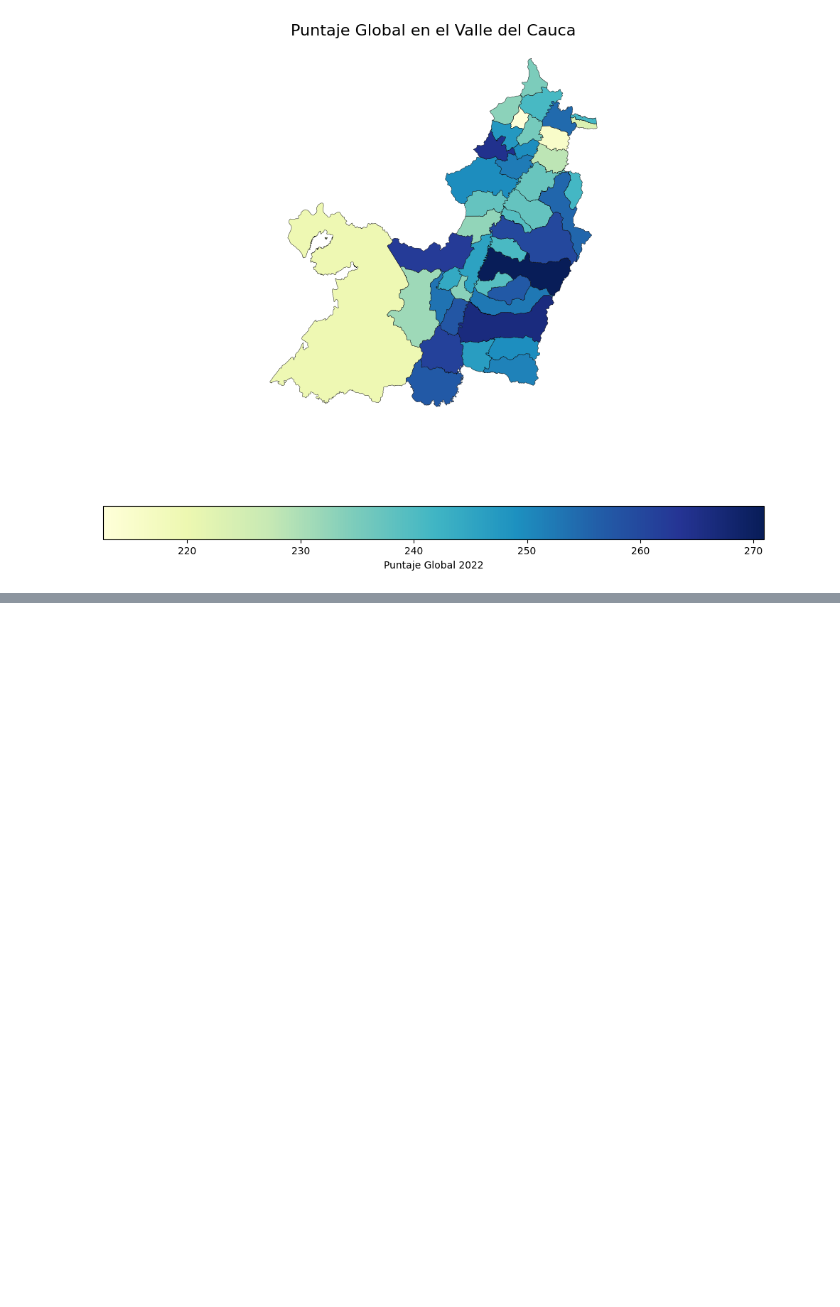
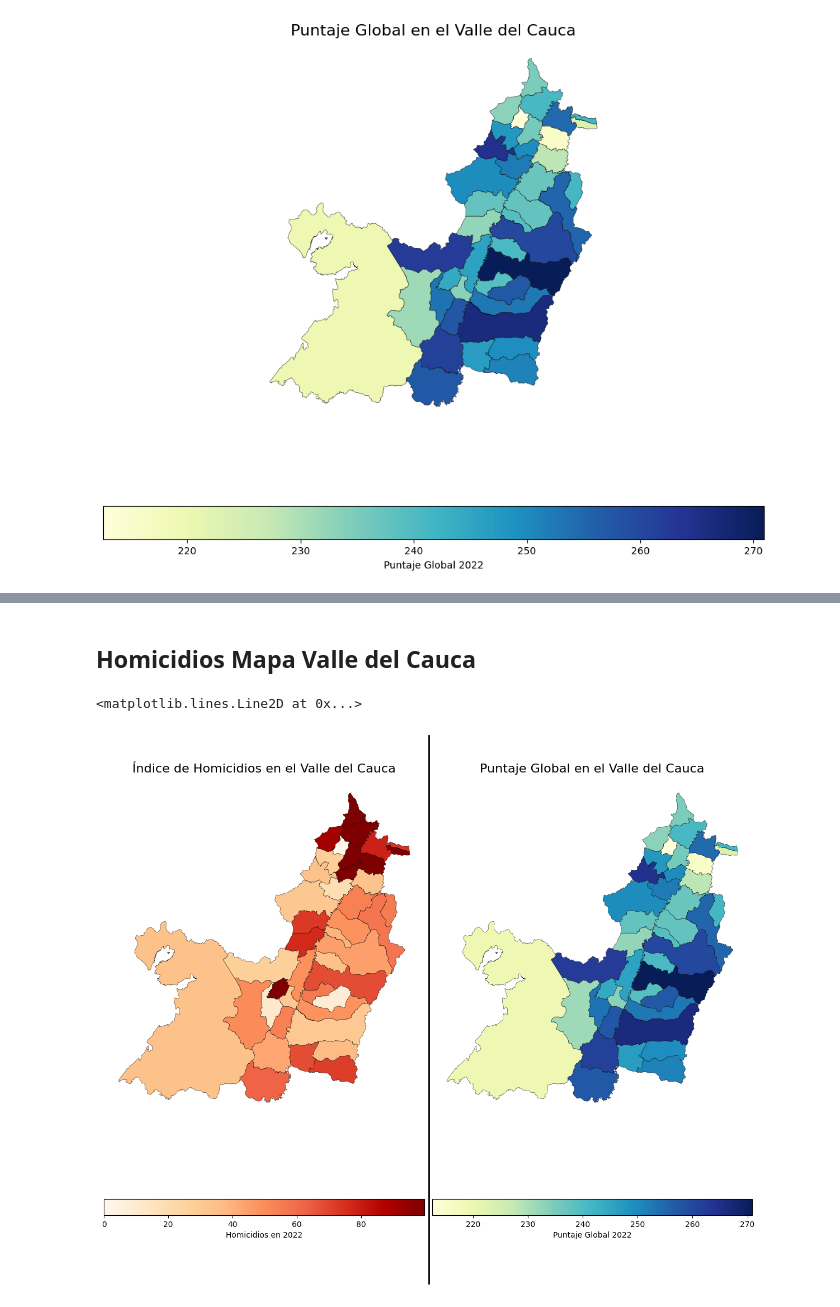
Before and after one commit to juancamilogoomezz/Proyecto-1, a Jupyter notebook: Notebook Consultas Violencia.ipynb, the cells around one changed output, grey strips where cells are left out. Cells and saved outputs as stored; diff of their text form; code cells hidden in the pictures; blank space fills up the shorter version.

Commit message:
mapas valle hasta lesiones personales

```diff
--- a/Notebook Consultas Violencia.ipynb
+++ b/Notebook Consultas Violencia.ipynb
@@ -1755,0 +1777,48 @@ fig.add_artist(l)
+# %% [markdown]
+## Homicidios Mapa Valle del Cauca
+# %%
+anioesp=2022
+homicidios_anioesp=munihomicidios_agg[munihomicidios_agg['año'] == anioesp].copy()
+
+#print(violencia_anioesp.head())
+
+mapa_valle['mpio_cnmbr'] = mapa_valle['mpio_cnmbr'].astype(str).str.upper().str.strip()
+homicidios_anioesp['cole_mcpio_ubicacion'] = homicidios_anioesp['cole_mcpio_ubicacion'].astype(str).str.upper().str.strip()
+mapa_final_grafico = mapa_valle.merge(homicidios_anioesp, left_on='mpio_cnmbr', right_on='cole_mcpio_ubicacion', how='left')
+
+
+fig, ax = plt.subplots(1, 2, figsize=(12, 10))
+
+# Graficamos el índice de violencia que extrajiste con el melt
+mapa_final_grafico.plot(
+    column='indice_homicidios_ajustado',
+    cmap='OrRd',
+    legend=True,
+    edgecolor='black',
+    linewidth=0.3,
+    ax=ax[0],
+    legend_kwds={f'label': f"Homicidios en {anioesp}", 'orientation': "horizontal"}
+)
+
+ax[0].set_title('Índice de Homicidios en el Valle del Cauca', fontsize=16)
+ax[0].axis('off')
+
+
+# Graficamos el índice de violencia que extrajiste con el melt
+mapa_final_grafico.plot(
+    column='punt_global',
+    cmap='YlGnBu',
+    legend=True,
+    edgecolor='black',
+    linewidth=0.3,
+    ax=ax[1],
+    legend_kwds={f'label': f"Puntaje Global {anioesp}", 'orientation': "horizontal"})
+ax[1].set_title('Puntaje Global en el Valle del Cauca', fontsize=16)
+ax[1].axis('off')
+
+l = plt.Line2D([0.5, 0.5], [0.01, 0.99], color='black', linewidth=2)
+plt.tight_layout(w_pad=1)
+fig.add_artist(l)
+# %% [output]
+<matplotlib.lines.Line2D at 0x...>
+[figure, added]
```
Also changed, not shown: parts of 7 cells of this notebook.
